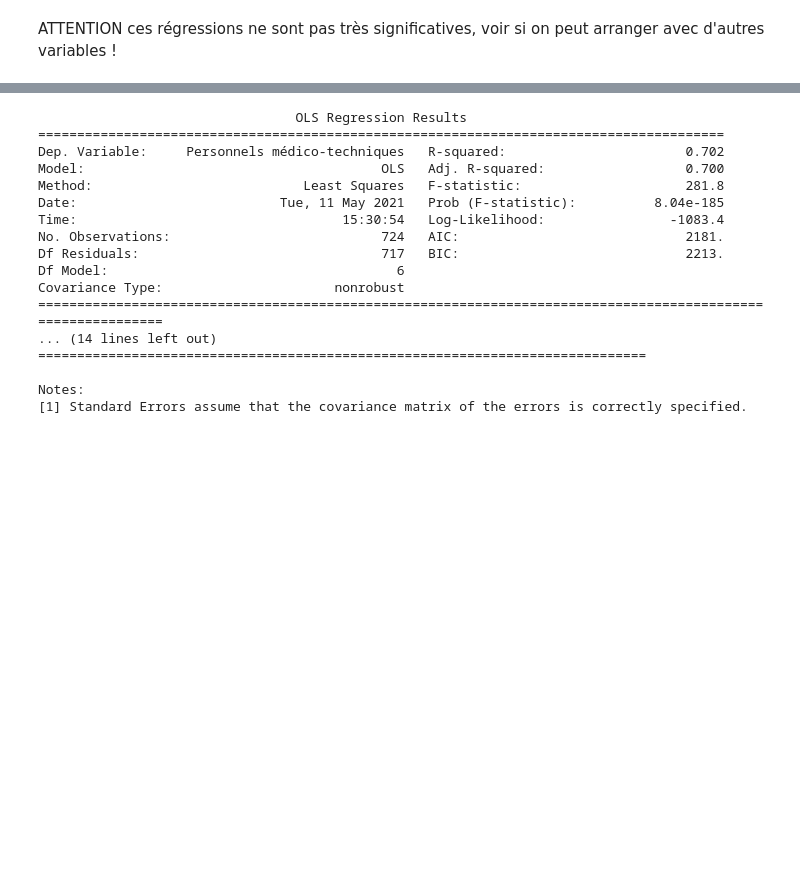
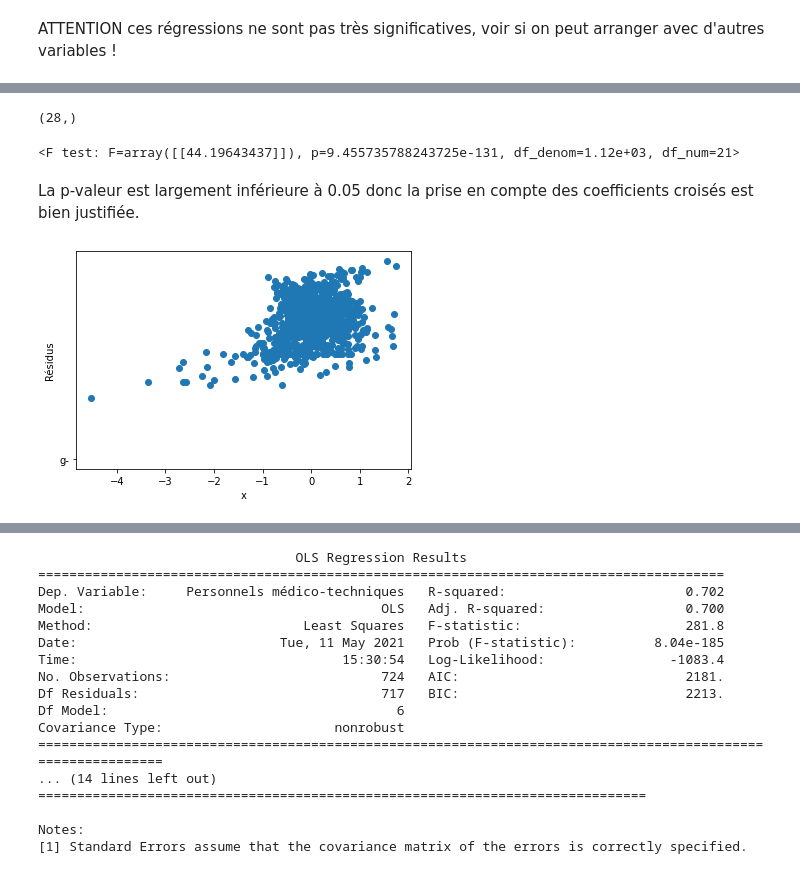
Before and after one commit to VincianeDesbois/Hopitaux_Production, a Jupyter notebook: Application du modèle.ipynb, the cells around one changed output, grey strips where cells are left out. Cells and saved outputs as stored; diff of their text form; code cells hidden in the pictures; blank space fills up the shorter version.

```diff
--- a/Application du modèle.ipynb
+++ b/Application du modèle.ipynb
@@ -257,7 +257,7 @@ Ces représentations graphiques et régressions montrent bien la pertinence du m
 X = dfm[['Personnel médical', 'Personnels de direction et administratifs',
        'Personnels des services de soins', 'Personnels éducatifs et sociaux',
        'Personnels médico-techniques', 'Personnels techniques et ouvriers', 'Internes',
-        'Capital_Lit_MCO', 'Capital_imagerie', 'Capital_Bloc', 'Capital_Examens_biologiques']]
+        'Capital_Lit_MCO', 'Capital_imagerie', 'Capital_Bloc', 'Capital_Examens_biologiques', 'Population']]
 X = sm.add_constant(X) # on ajoute une constante, sinon la régression se fait sans, par défaut
 y = dfm['Points_ISA']
 
@@ -313,7 +313,7 @@ Nombre d'hôpitaux privés à but non lucratif :  172
 X = dfm_public[['Personnel médical', 'Personnels de direction et administratifs',
        'Personnels des services de soins', 'Personnels éducatifs et sociaux',
        'Personnels médico-techniques', 'Personnels techniques et ouvriers', 'Internes',
-        'Capital_Lit_MCO', 'Capital_imagerie', 'Capital_Bloc', 'Capital_Examens_biologiques']]
+        'Capital_Lit_MCO', 'Capital_imagerie', 'Capital_Bloc', 'Capital_Examens_biologiques', 'Population']]
 X = sm.add_constant(X) # on ajoute une constante, sinon la régression se fait sans, par défaut
 y = dfm_public['Points_ISA']
 
@@ -344,7 +344,7 @@ Notes:
 X = dfm_privé[['Personnel médical', 'Personnels de direction et administratifs',
        'Personnels des services de soins', 'Personnels éducatifs et sociaux',
        'Personnels médico-techniques', 'Personnels techniques et ouvriers', 'Internes',
-        'Capital_Lit_MCO', 'Capital_imagerie', 'Capital_Bloc', 'Capital_Examens_biologiques']]
+        'Capital_Lit_MCO', 'Capital_imagerie', 'Capital_Bloc', 'Capital_Examens_biologiques', 'Population']]
 X = sm.add_constant(X) # on ajoute une constante, sinon la régression se fait sans, par défaut
 y = dfm_privé['Points_ISA']
 
@@ -375,7 +375,7 @@ Notes:
 X = dfm_pnl[['Personnel médical', 'Personnels de direction et administratifs',
        'Personnels des services de soins', 'Personnels éducatifs et sociaux',
        'Personnels médico-techniques', 'Personnels techniques et ouvriers', 'Internes',
-        'Capital_Lit_MCO', 'Capital_imagerie', 'Capital_Bloc', 'Capital_Examens_biologiques']]
+        'Capital_Lit_MCO', 'Capital_imagerie', 'Capital_Bloc', 'Capital_Examens_biologiques', 'Population']]
 X = sm.add_constant(X) # on ajoute une constante, sinon la régression se fait sans, par défaut
 y = dfm_pnl['Points_ISA']
 
@@ -406,0 +480,53 @@ BROUILLON
+# %%
+results.params.shape
+# %% [output]
+(28,)
+# %%
+#Pour vérifier la pertinence de notre modèle translog, on effectue un F-test
+# avec comme hypothèse nulle la nullité conjointe de tous les coefficients croisés
+
+F_test_x = np.array(([0,0,0,0,0,0,0,1,0,0,0,0,0,0,0,0,0,0,0,0,0,0,0,0,0,0, 0, 0],
+                     [0,0,0,0,0,0,0,0,1,0,0,0,0,0,0,0,0,0,0,0,0,0,0,0,0,0, 0, 0],
+                     [0,0,0,0,0,0,0,0,0,1,0,0,0,0,0,0,0,0,0,0,0,0,0,0,0,0, 0, 0],
+                     [0,0,0,0,0,0,0,0,0,0,1,0,0,0,0,0,0,0,0,0,0,0,0,0,0,0, 0, 0],
+                     [0,0,0,0,0,0,0,0,0,0,0,1,0,0,0,0,0,0,0,0,0,0,0,0,0,0, 0, 0],
+                     [0,0,0,0,0,0,0,0,0,0,0,0,1,0,0,0,0,0,0,0,0,0,0,0,0,0, 0, 0],
+                     [0,0,0,0,0,0,0,0,0,0,0,0,0,1,0,0,0,0,0,0,0,0,0,0,0,0, 0, 0],
+                     [0,0,0,0,0,0,0,0,0,0,0,0,0,0,1,0,0,0,0,0,0,0,0,0,0,0, 0, 0],
+                     [0,0,0,0,0,0,0,0,0,0,0,0,0,0,0,1,0,0,0,0,0,0,0,0,0,0, 0, 0],
+                     [0,0,0,0,0,0,0,0,0,0,0,0,0,0,0,0,1,0,0,0,0,0,0,0,0,0, 0, 0],
+                     [0,0,0,0,0,0,0,0,0,0,0,0,0,0,0,0,0,1,0,0,0,0,0,0,0,0, 0, 0],
+                     [0,0,0,0,0,0,0,0,0,0,0,0,0,0,0,0,0,0,1,0,0,0,0,0,0,0, 0, 0],
+                     [0,0,0,0,0,0,0,0,0,0,0,0,0,0,0,0,0,0,0,1,0,0,0,0,0,0, 0, 0],
+                     [0,0,0,0,0,0,0,0,0,0,0,0,0,0,0,0,0,0,0,0,1,0,0,0,0,0, 0, 0],
+                     [0,0,0,0,0,0,0,0,0,0,0,0,0,0,0,0,0,0,0,0,0,1,0,0,0,0, 0, 0],
+                     [0,0,0,0,0,0,0,0,0,0,0,0,0,0,0,0,0,0,0,0,0,0,1,0,0,0, 0, 0],
+                     [0,0,0,0,0,0,0,0,0,0,0,0,0,0,0,0,0,0,0,0,0,0,0,1,0,0, 0, 0],
+                     [0,0,0,0,0,0,0,0,0,0,0,0,0,0,0,0,0,0,0,0,0,0,0,0,1,0, 0, 0],
+                     [0,0,0,0,0,0,0,0,0,0,0,0,0,0,0,0,0,0,0,0,0,0,0,0,0,1, 0, 0],
+                     [0,0,0,0,0,0,0,0,0,0,0,0,0,0,0,0,0,0,0,0,0,0,0,0,0,0, 1, 0],
+                     [0,0,0,0,0,0,0,0,0,0,0,0,0,0,0,0,0,0,0,0,0,0,0,0,0,0, 0, 1],
+                   ))
+print(results.f_test(F_test_x))
+
+#On a bien une p-valeur très inférieure à 0.05
+# %% [output]
+<F test: F=array([[44.19643437]]), p=9.455735788243725e-131, df_denom=1.12e+03, df_num=21>
+# %% [markdown]
+La p-valeur est largement inférieure à 0.05 donc la prise en compte des coefficients croisés est bien justifiée.
+# %%
+#On étudie les résidus (A REFAIRE)
+
+plt.plot(dfm['Points_ISA'] - (results.params[0] + results.params[1]*dfm['Personnel médical'] + results.params[2]*dfm['Personnels de direction et administratifs'] + results.params[3]*dfm['Personnels des services de soins'] +
+                                                 results.params[4]*dfm['Autre sans direction et administratif'] + results.params[5]*dfm['Capital_Lit_MCO'] + results.params[6]*dfm['Capital_tech'] + results.params[7]*dfm['Capital_tech x Capital_Lit_MCO'] +
+                                                 results.params[8]*dfm['Personnels des services de soins x Capital_tech'] + results.params[9]*dfm['Personnels des services de soins x Capital_Lit_MCO'] + results.params[10]*dfm['Personnels des services de soins x Personnels de direction et administratifs'] + results.params[11]*dfm['Personnels des services de soins x Personnel médical'] +
+                                                 results.params[12]*dfm['Personnels de direction et administratifs x Capital_tech'] + results.params[13]*dfm['Personnels de direction et administratifs x Capital_Lit_MCO'] + results.params[14]*dfm['Personnels de direction et administratifs x Personnel médical'] + results.params[15]*dfm['Personnel médical x Capital_tech'] +
+                                                 results.params[16]*dfm['Personnel médical x Capital_Lit_MCO'] + results.params[17]*dfm['Capital_tech x Capital_tech'] + results.params[18]*dfm['Capital_Lit_MCO x Capital_Lit_MCO'] + results.params[19]*dfm['Personnel médical x Personnel médical'] +
+                                                 results.params[20]*dfm['Personnels de direction et administratifs x Personnels de direction et administratifs'] + results.params[21]*dfm['Personnels des services de soins x Personnels des services de soins'] + results.params[22]*dfm['Autre sans direction et administratif x Autre sans direction et administratif'] + results.params[23]*dfm['Personnels des services de soins x Autre sans direction et administratif'] +
+                                                 results.params[24]*dfm['Capital_tech x Autre sans direction et administratif'] + results.params[25]*dfm['Personnels de direction et administratifs x Autre sans direction et administratif'] + results.params[26]*dfm['Personnel médical x Autre sans direction et administratif'] + results.params[27]*dfm['Capital_Lit_MCO x Autre sans direction et administratif']),
+                                                 dfm['Points_ISA'], 'o', "g-", label="residus")
+plt.xlabel("x")
+plt.ylabel("Résidus")
+plt.show()
+# %% [output]
+[figure, added]
```
Also changed, not shown: parts of 18 cells of this notebook.
